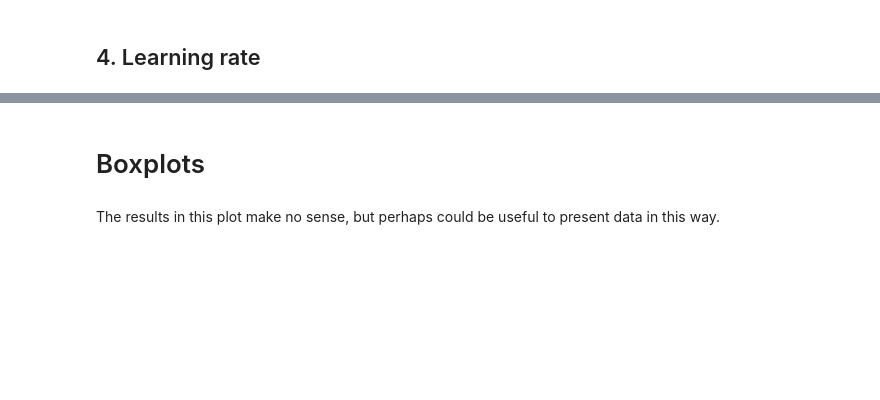
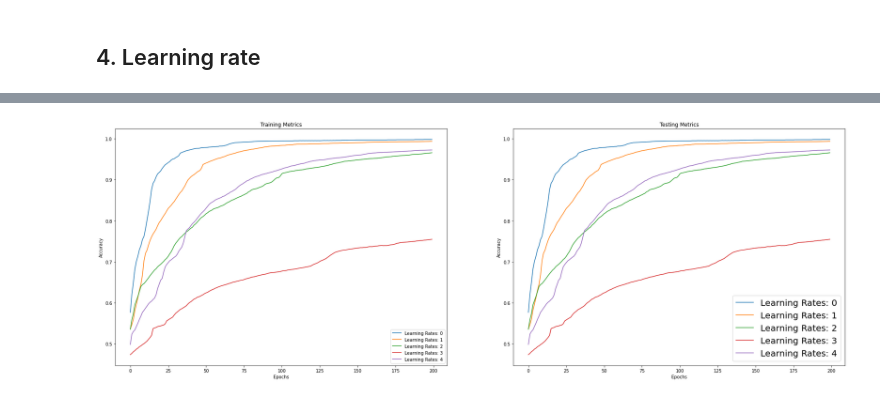
Before and after one commit to kymckay/f21bc-coursework, a Jupyter notebook: investigation.ipynb, the cells around one changed output, grey strips where cells are left out. Saved outputs shown, nothing was run; the diff lists cells and outputs as text; code cells hidden in the pictures; blank space fills up the shorter version.

```diff
--- a/investigation.ipynb
+++ b/investigation.ipynb
@@ -451,4 +222,6 @@ for ax in axs.flat:
-# %% [markdown]
-# Boxplots
-# %% [markdown]
-The results in this plot make no sense, but perhaps could be useful to present data in this way.
+# %%
+metrics_alpha = evaluate_parameters(alphas = [0.2, 0.1, 0.05, 0.01, 0.05])
+# %%
+graph_metrics('Learning Rates', *metrics_alpha)
+# %% [output]
+[figure, added]
```
Also changed, not shown: parts of 32 cells of this notebook.
